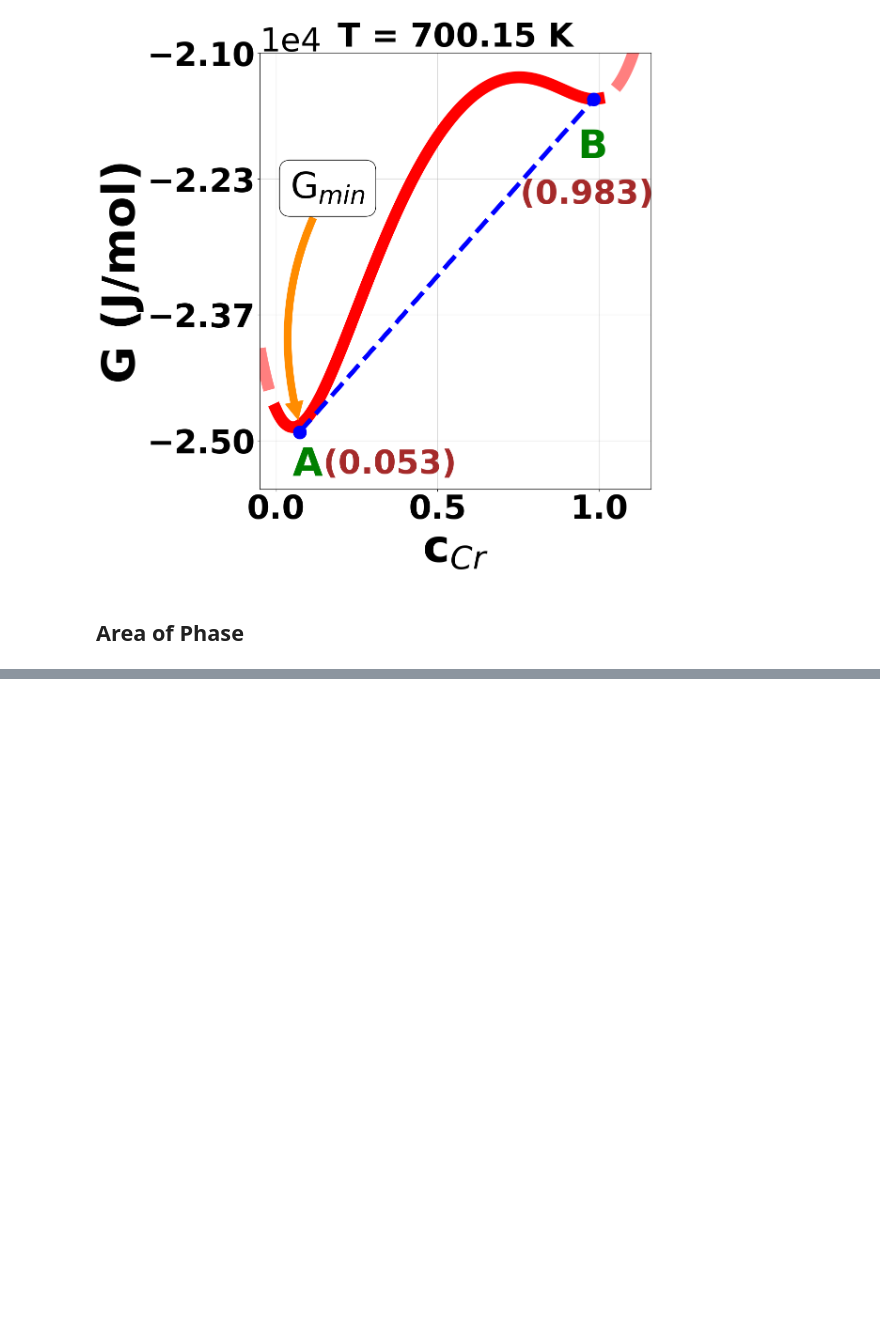
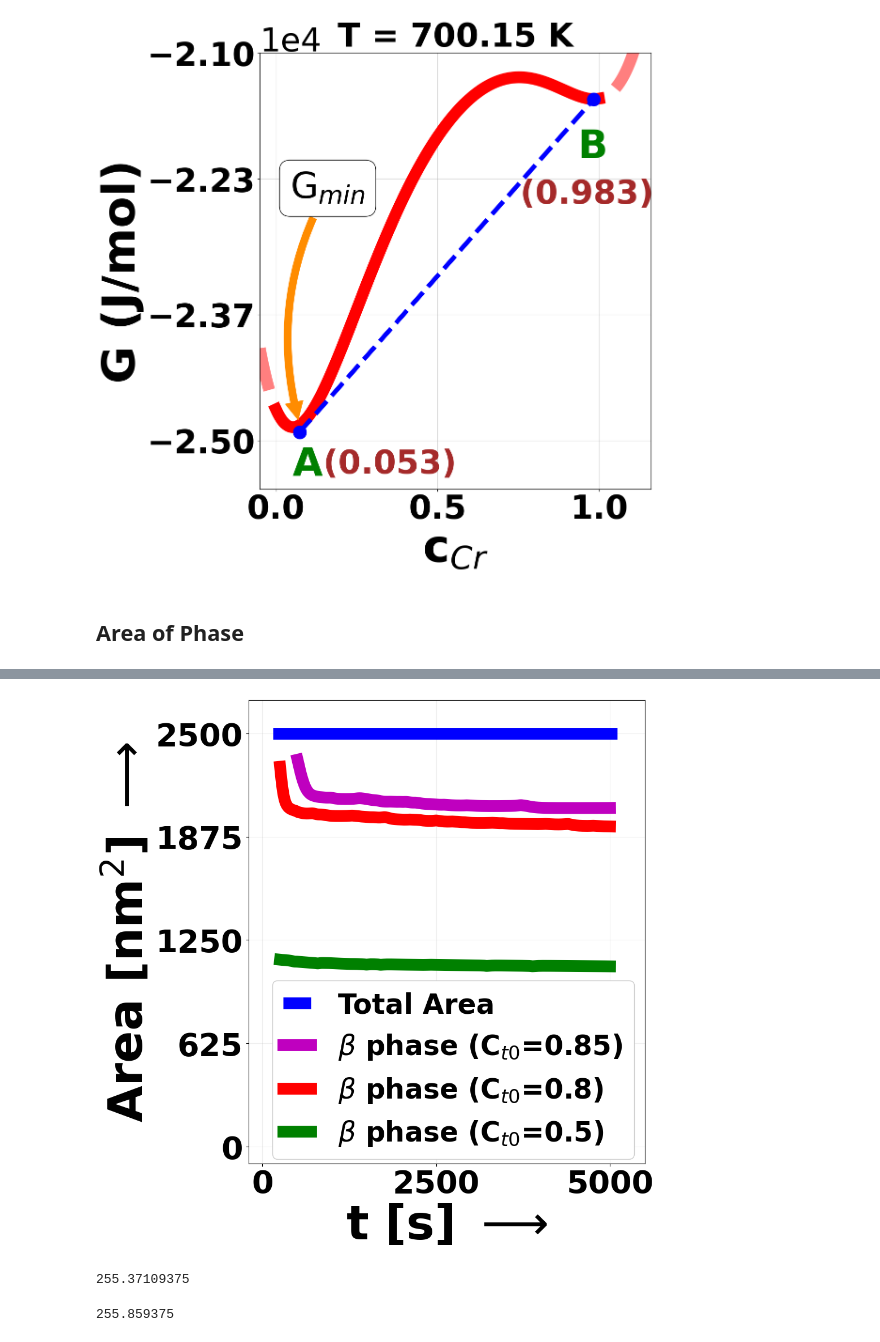
Before and after one commit to subediupadesh/Microstructure_Tensor_ReGen, a Jupyter notebook: Step2_quantification/fig_for_manuscript.ipynb, the cells around one changed output, grey strips where cells are left out. Saved outputs shown, nothing was run; the diff lists cells and outputs as text; code cells hidden in the pictures; blank space fills up the shorter version.

```diff
--- a/Step2_quantification/fig_for_manuscript.ipynb
+++ b/Step2_quantification/fig_for_manuscript.ipynb
@@ -264,0 +279,3 @@ df.tail()
+# %%
+df2 = pd.read_csv('Ti-Cr_Elastic_out_2.csv')
+df2.tail()
@@ -268 +295,4 @@ area = np.array(df['area_h'])
+# %%
+time2 = np.array(df2['time'])
+area2 = np.array(df2['area_h'])
 # %%
@@ -290,0 +367,41 @@ plt.show()
+# %%
+fig = plt.figure(figsize=(10, 10))
+
+plt.hlines(y=2500, xmin=150, xmax=5100, linestyle='-', linewidth=15, color='blue', label = r'Total Area' )
+
+plt.plot(time2[90:], area2[90:],  linewidth=15, linestyle='-', color = 'm', label =r'$\beta$ phase (C$_{t0}$=0.85)')
+
+plt.plot(time[90:], area[90:],  linewidth=15, linestyle='-', color = 'red', label =r'$\beta$ phase (C$_{t0}$=0.8)')
+
+plt.plot(time1[173:], area1[173:],  linewidth=15, linestyle='-', color = 'green', label =r'$\beta$ phase (C$_{t0}$=0.5)')
+
+
+plt.grid(alpha=0.2)
+# plt.title("Temporal Evolution of Phase Area",fontsize=30, pad= 0, weight='bold')
+plt.xticks(fontsize=40, weight='bold')
+plt.xlabel("t [s] $\longrightarrow$",fontsize=60, weight='bold')
+plt.yticks(fontsize=40, weight='bold')
+plt.ylabel(r"Area [nm$^2$] $\longrightarrow$",fontsize=60, weight='bold')
+plt.xlim(-200,5500)
+plt.ylim(-100,2700)
+plt.yticks([0, 625, 1250, 1875, 2500], labels=['0', '625', '1250', '1875', '2500'], size=40, color='k' )
+plt.xticks([0, 2500, 5000], labels=['0', '2500', '5000'], size=40, color='k' )
+
+# plt.text(x=500, y=2450, s=r'MAX AREA = 2500 $\mathbf{nm^2}$', fontsize=30, weight='bold', color='blue', bbox=dict(facecolor='white', edgecolor='blue', pad=5.0))
+
+legend = plt.legend(loc=(0.06, 0.01), ncol=1,  columnspacing=1.0, prop={'weight':'bold', 'size':'35',}, facecolor='white', framealpha=1, handletextpad=1.0, handlelength=1.0,  frameon=True)#.get_frame().set_facecolor('none')
+
+plt.tight_layout()
+# plt.savefig('figures/Phase_Area_3sim.png', dpi=800, transparent=True)
+
+plt.show()
+# %% [output]
+[figure, added]
+# %%
+time1[173]
+# %% [output]
+255.37109375
+# %%
+time[90]
+# %% [output]
+255.859375
```
Also changed, not shown: parts of 8 cells of this notebook, 5 other files.
